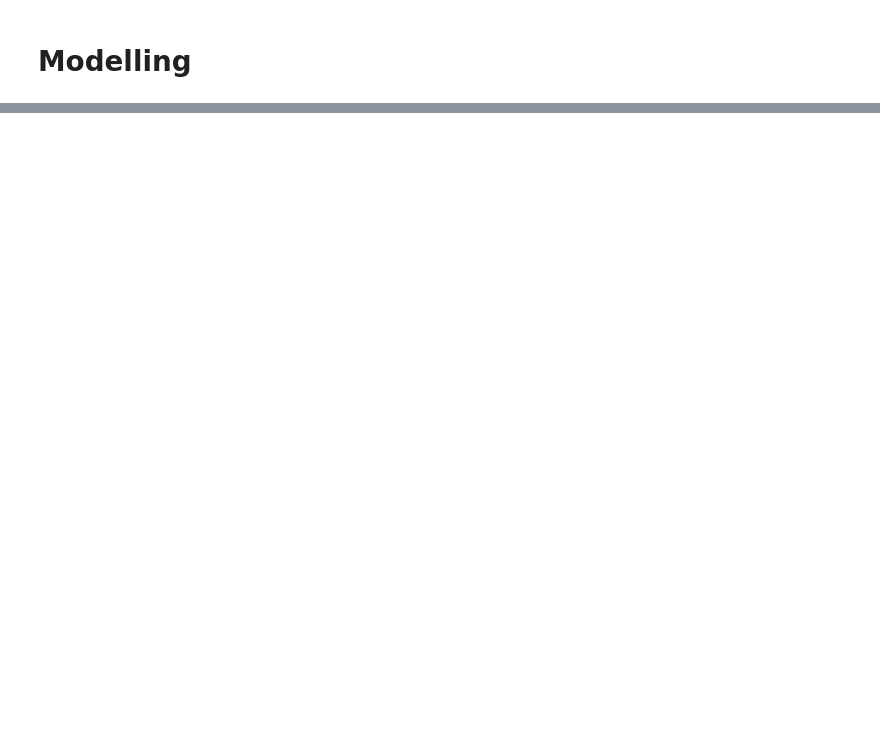
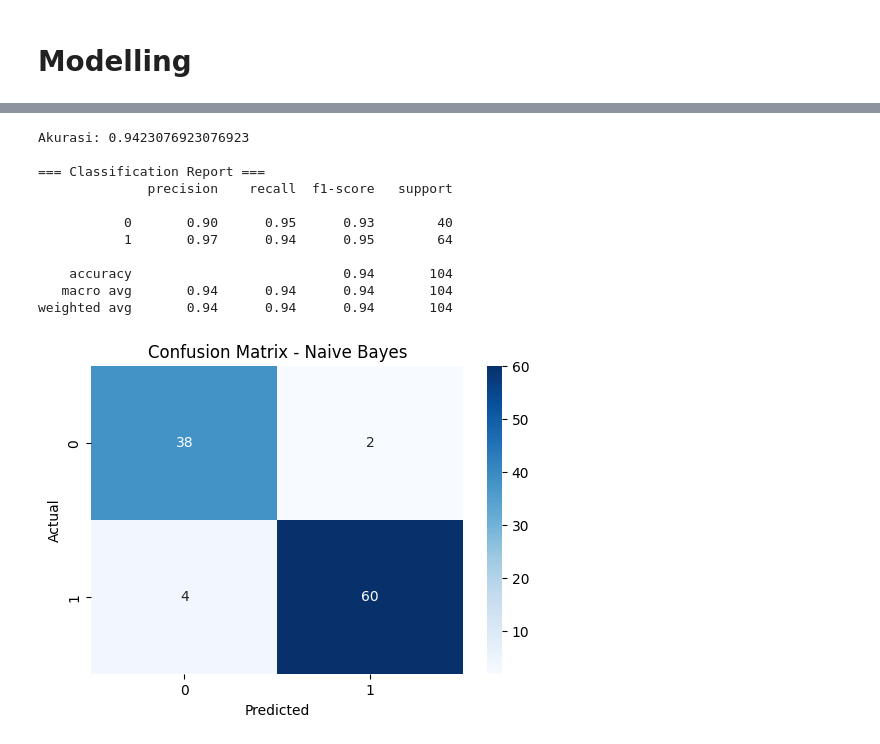
Before and after one commit to aura090305/pendata, a Jupyter notebook: _sources/Tugas_UAS.ipynb, the cells around one changed output, grey strips where cells are left out. Saved outputs shown, nothing was run; the diff lists cells and outputs as text; code cells hidden in the pictures; blank space fills up the shorter version.

```diff
--- a/_sources/Tugas_UAS.ipynb
+++ b/_sources/Tugas_UAS.ipynb
@@ -597,0 +237,41 @@ Pilih model terbaik berdasarkan metrik yang paling relevan dengan tujuan Anda (m
+# %%
+import pandas as pd
+from sklearn.model_selection import train_test_split
+from sklearn.preprocessing import LabelEncoder, StandardScaler
+from sklearn.naive_bayes import GaussianNB
+from sklearn.metrics import classification_report, accuracy_score, confusion_matrix
+import seaborn as sns
+import matplotlib.pyplot as plt
+
+# === 7. Latih model Naive Bayes ===
+gnb = GaussianNB()
+gnb.fit(X_train, y_train)
+
+# === 8. Evaluasi hasil prediksi ===
+y_pred = gnb.predict(X_test)
+
+print("Akurasi:", accuracy_score(y_test, y_pred))
+print("\n=== Classification Report ===")
+print(classification_report(y_test, y_pred))
+
+# === 9. Confusion Matrix ===
+cm = confusion_matrix(y_test, y_pred, labels=gnb.classes_)
+plt.figure(figsize=(6, 4))
+sns.heatmap(cm, annot=True, fmt='d', xticklabels=gnb.classes_, yticklabels=gnb.classes_, cmap='Blues')
+plt.xlabel("Predicted")
+plt.ylabel("Actual")
+plt.title("Confusion Matrix - Naive Bayes")
+plt.show()
+# %% [output]
+Akurasi: 0.9423076923076923
+
+=== Classification Report ===
+              precision    recall  f1-score   support
+
+           0       0.90      0.95      0.93        40
+           1       0.97      0.94      0.95        64
+
+    accuracy                           0.94       104
+   macro avg       0.94      0.94      0.94       104
+weighted avg       0.94      0.94      0.94       104
+[figure, added]
```
Also changed, not shown: parts of 12 cells of this notebook, 9 other files.
